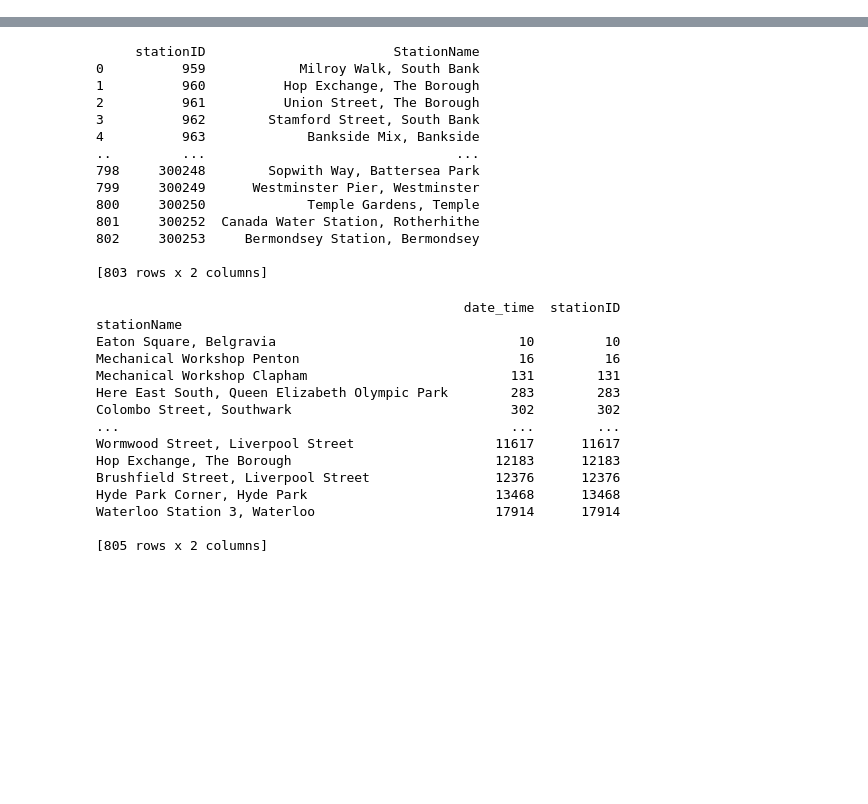
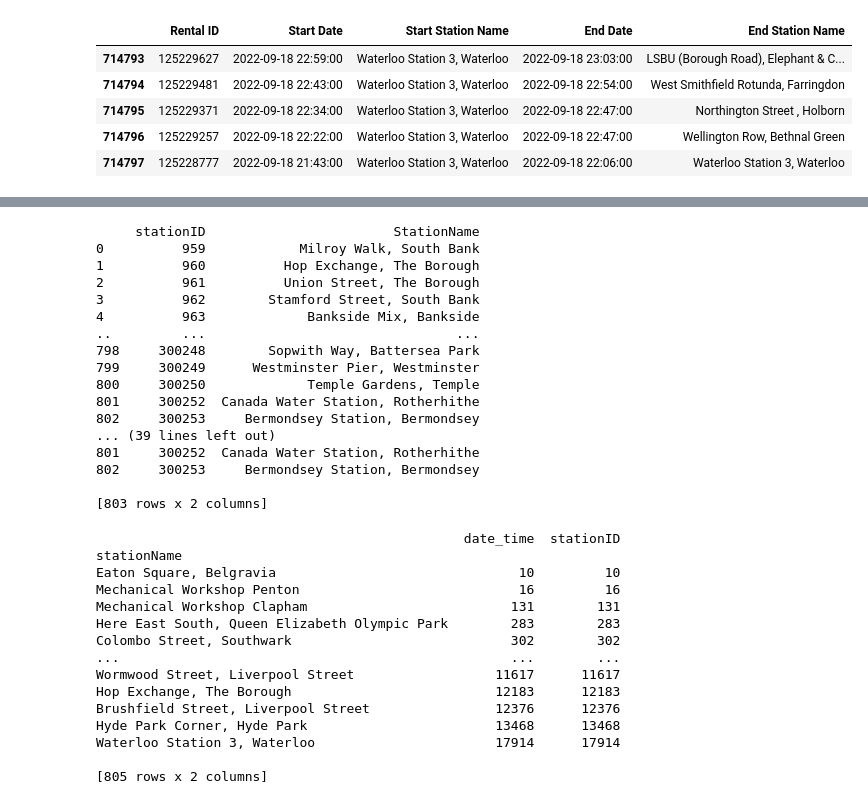
Before and after one commit to orenjhargreaves/TFL_bikes, a Jupyter notebook: Convert csv to pandas.ipynb, the cells around one changed output, grey strips where cells are left out. Drawn from its saved outputs; the diff is of its cells as text; code cells hidden in the pictures; blank space fills up the shorter version.

```diff
--- a/Convert csv to pandas.ipynb
+++ b/Convert csv to pandas.ipynb
@@ -27 +172,30 @@ for csv in CSVs:
+# %%
+import pickle
+
+file_path = 'temp/waterloo_file.pkl'
+s3_file_key = 'Docking_station_data/Waterloo-Jan2016-Apr2024'
+
+with open(file_path, 'wb') as f:
+    pickle.dump(merged_df, f)
+
+s3 = boto3.client('s3')
+s3_bucket_name = 'tfl-cycle-data'
+s3.upload_file(file_path, s3_bucket_name, s3_file_key)
+# %%
+file_path = 'temp/waterloo_file.pkl'
+with open(file_path, 'rb') as f:
+    waterloo_df = pickle.load(f)
+
+c = waterloo_df[waterloo_df['Start Date'].isna()]
+
+waterloo_df_notNAT = waterloo_df[~(waterloo_df['Start Date'].isna())]
+
+waterloo_df_notNAT.head()
+# %% [output]
+|  | Rental ID | Start Date | Start Station Name | End Date | End Station Name |
+| 714793 | 125229627 | 2022-09-18 22:59:00 | Waterloo Station 3, Waterloo | 2022-09-18 23:03:00 | LSBU (Borough Road), Elephant & C... |
+| 714794 | 125229481 | 2022-09-18 22:43:00 | Waterloo Station 3, Waterloo | 2022-09-18 22:54:00 | West Smithfield Rotunda, Farringdon |
+| 714795 | 125229371 | 2022-09-18 22:34:00 | Waterloo Station 3, Waterloo | 2022-09-18 22:47:00 | Northington Street , Holborn |
+| 714796 | 125229257 | 2022-09-18 22:22:00 | Waterloo Station 3, Waterloo | 2022-09-18 22:47:00 | Wellington Row, Bethnal Green |
+| 714797 | 125228777 | 2022-09-18 21:43:00 | Waterloo Station 3, Waterloo | 2022-09-18 22:06:00 | Waterloo Station 3, Waterloo |
 # %%
@@ -59,11 +235,18 @@ merged_dataframe.tail()
 | 2454645 | 136450334 | 2024-01-01 00:01 | 300235 | York Way, Kings Cross | 2024-01-01 00:30 | 200212 | Blackfriars Station, St. Paul's | ... |
 | 2454646 | 136450335 | 2024-01-01 00:02 | 200132 | Gaywood Street, Elephant & Castle | 2024-01-01 00:04 | 1076 | Walnut Tree Walk, Vauxhall | ... |
 # %%
-# get unique station number name lookup
-docks = merged_dataframe[['Start station number', 'Start station']].drop_duplicates()
-docks.columns = ['stationID', 'StationName']
-docks = docks.sort_values('stationID').reset_index(drop=True)
-print(docks)
+# Useful code but not needed since I am filtering out to just Waterloo for now.
+
+# # get unique station number name lookup
+# docks = merged_dataframe[['Start station number', 'Start station']].drop_duplicates()
+# docks.columns = ['stationID', 'StationName']
+# docks = docks.sort_values('stationID').reset_index(drop=True)
+# print(docks)
+# dock_locs = pd.read_csv("docking_station_locations.txt")
+# print(dock_locs)
+
+# docks.merge(dock_locs, how='left', on='StationName')
+# print(docks)
 # %% [output]
      stationID                        StationName
 0          959            Milroy Walk, South Bank
@@ -77,6 +260,9 @@ print(docks)
 800     300250             Temple Gardens, Temple
 801     300252  Canada Water Station, Rotherhithe
 802     300253     Bermondsey Station, Bermondsey
+... (39 lines left out)
+801     300252  Canada Water Station, Rotherhithe
+802     300253     Bermondsey Station, Bermondsey
 
 [803 rows x 2 columns]
 # %%
```
Also changed, not shown: parts of 13 cells of this notebook, 1 other file.
